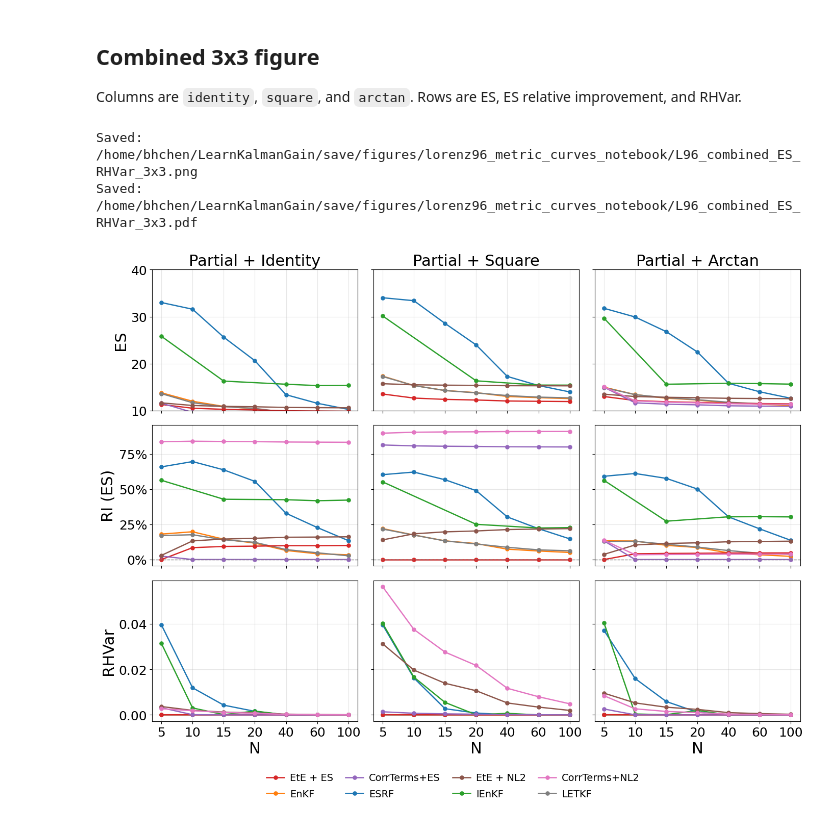
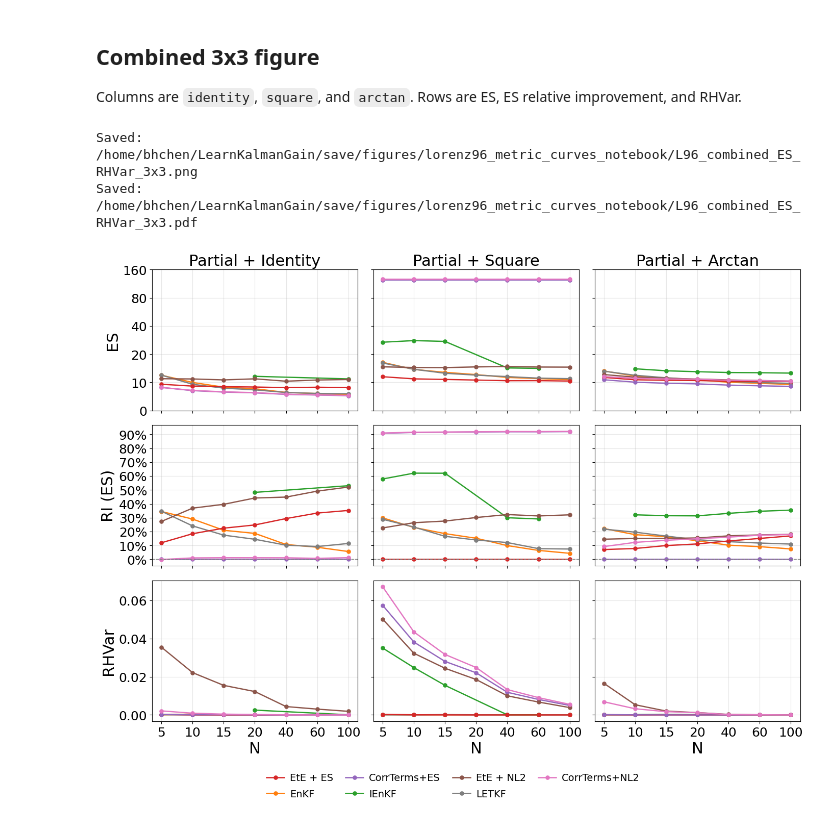
Before and after one commit to wispcarey/Proper-Scoring-Ensemble-Filter, a Jupyter notebook: test_notebooks/L96_metric_curves.ipynb, the cells around one changed output. Cells and saved outputs as stored; diff of their text form; code cells hidden in the pictures.

```diff
--- a/test_notebooks/L96_metric_curves.ipynb
+++ b/test_notebooks/L96_metric_curves.ipynb
@@ -271,10 +303,14 @@ def collect_metric_table(method_spec, n_values, metric_key_candidates):
 # %%
 obs_fn_bundles = {obs_fn: build_obs_fn_bundle(obs_fn) for obs_fn in ALL_OBS_FNS}
 
+# For benchmark-vs-ML plots, compare classic benchmarks against fine-tuned ML methods.
 metric_method_specs = {
-    obs_fn: obs_fn_bundles[obs_fn]['benchmark_specs'] + obs_fn_bundles[obs_fn]['training_specs']
+    obs_fn: obs_fn_bundles[obs_fn]['benchmark_specs'] + obs_fn_bundles[obs_fn]['training_specs_tuned']
     for obs_fn in METRIC_OBS_FN_LIST
 }
+ml_method_specs_all = {obs_fn: obs_fn_bundles[obs_fn]['training_specs_all'] for obs_fn in METRIC_OBS_FN_LIST}
+ml_method_specs_tuned = {obs_fn: obs_fn_bundles[obs_fn]['training_specs_tuned'] for obs_fn in METRIC_OBS_FN_LIST}
+ml_method_specs_untuned = {obs_fn: obs_fn_bundles[obs_fn]['training_specs_untuned'] for obs_fn in METRIC_OBS_FN_LIST}
 
 BASELINE_METHOD_LABEL = 'EtE + ES'
 
@@ -287,9 +323,15 @@ for obs_fn in ALL_OBS_FNS:
     for s in bundle['benchmark_specs']:
         print('  -', s['label'], '|', s['dir'])
     print('Training root:', bundle['training_root'])
-    print('Training dirs found:', len(bundle['training_specs']))
-    for s in bundle['training_specs']:
-        print('  -', s['label'], '|', s['dir'])
+    print(
+        'Training dirs found:',
+        len(bundle['training_specs_all']),
+        f'(tuned={len(bundle["training_specs_tuned"])}, untuned={len(bundle["training_specs_untuned"])})',
+    )
+    for s in bundle['training_specs_all']:
+        output_status = 'has output_records' if s['has_outputs'] else 'no output_records yet'
+        print('  -', s['display_label'], '|', output_status, '|', s['dir'])
+    print('Training dirs used in benchmark comparison:', len(bundle['training_specs_tuned']))
 # %% [output]
 ==================================================
 obs_fn=identity | sigma_y=1.0
@@ -469,7 +499,7 @@ Columns are `identity`, `square`, and `arctan`. Rows are ES, ES relative improve
 # =========================
 # Combined multi-observation 3x3 figure
 # =========================
-from matplotlib.ticker import PercentFormatter
+from matplotlib.ticker import MultipleLocator, PercentFormatter
 
 COMBINED_OBS_FN_LIST = ['identity', 'square', 'arctan']
 COMBINED_OBS_FN_TITLES = {
@@ -506,11 +536,42 @@ COMBINED_METHOD_ORDER = {
 }
 COMBINED_LEGEND_ROW_1 = ['EtE + ES', 'CorrTerms+ES', 'EtE + NL2', 'CorrTerms+NL2']
 COMBINED_LEGEND_ROW_2 = ['EnKF', 'ESRF', 'IEnKF', 'LETKF']
-ES_YLIM = (10, 40)
-ES_YTICKS = np.arange(10, 41, 10)
+ES_YTICKS = np.array([0, 10, 20, 40, 80, 160], dtype=float)
+ES_YTICK_POSITIONS = np.arange(len(ES_YTICKS), dtype=float)
+ES_YLIM = (ES_YTICK_POSITIONS[0], ES_YTICK_POSITIONS[-1])
+
+
+def _equal_spaced_tick_transform(y, ticks=ES_YTICKS):
+    y = np.asarray(y, dtype=float)
+    out = np.full(y.shape, np.nan, dtype=float)
+    valid = np.isfinite(y)
+    if not np.any(valid):
+        return out
+
+    positions = np.arange(len(ticks), dtype=float)
+    y_valid = y[valid]
+    transformed = np.interp(y_valid, ticks, positions)
+
+    below = y_valid < ticks[0]
+    if np.any(below):
+        transformed[below] = positions[0] + (y_valid[below] - ticks[0]) / (ticks[1] - ticks[0])
+
+    above = y_valid > ticks[-1]
+    if np.any(above):
+        transformed[above] = positions[-1] + (y_valid[above] - ticks[-1]) / (ticks[-1] - ticks[-2])
+
+    out[valid] = transformed
+    return out
+
+
+def _apply_equal_spaced_es_axis(ax):
+    ax.set_ylim(*ES_YLIM)
+    ax.set_yticks(ES_YTICK_POSITIONS)
+    ax.set_yticklabels([str(int(tick)) for tick in ES_YTICKS])
 
 
 def _combined_method_specs(obs_fn):
+    # metric_method_specs contains classic benchmarks plus tuned ML methods only.
     return list(metric_method_specs[obs_fn])
 
 
@@ -539,6 +600,17 @@ def _combined_curves(obs_fn, metric_keys):
         x, y = collect_metric_table(spec, VAL_N_LIST, metric_keys)
         curves[label] = {'x': x, 'y': y}
     return curves
+
+
+def _mask_rhvar_where_es_missing(rhvar_curves, es_curves):
+    for label, rhvar_curve in rhvar_curves.items():
+        es_curve = es_curves.get(label)
+        if es_curve is None:
+            continue
+        es_y = np.asarray(es_curve['y'], dtype=float)
+        rhvar_y = np.asarray(rhvar_curve['y'], dtype=float).copy()
+        rhvar_y[~np.isfinite(es_y)] = np.nan
+        rhvar_curve['y'] = rhvar_y
 
 
 def _best_es_baseline_y(es_curves):
@@ -593,6 +665,7 @@ def plot_l96_metric_3x3(out_stem='L96_combined_ES_RHVar_3x3'):
     for col, obs_fn in enumerate(COMBINED_OBS_FN_LIST):
         es_curves = _combined_curves(obs_fn, es_keys)
         rhvar_curves = _combined_curves(obs_fn, rhvar_keys)
+        _mask_rhvar_where_es_missing(rhvar_curves, es_curves)
         baseline_y = _best_es_baseline_y(es_curves)
 
         for label in COMBINED_METHOD_LABELS:
@@ -602,11 +675,12 @@ def plot_l96_metric_3x3(out_stem='L96_combined_ES_RHVar_3x3'):
                 curve = es_curves[label]
                 plot_x = get_metric_plot_x(curve['x'], COMBINED_PANEL_WIDTH)
                 y = curve['y']
-                valid = np.isfinite(y)
+                plot_y = _equal_spaced_tick_transform(y)
+                valid = np.isfinite(plot_y)
                 if np.any(valid):
                     (line,) = axes[0, col].plot(
                         plot_x[valid],
-                        y[valid],
+                        plot_y[valid],
                         marker='o',
                         linewidth=COMBINED_LINEWIDTH,
                         markersize=COMBINED_MARKERSIZE,
@@ -646,8 +720,8 @@ def plot_l96_metric_3x3(out_stem='L96_combined_ES_RHVar_3x3'):
 
         axes[0, col].set_title(COMBINED_OBS_FN_TITLES.get(obs_fn, obs_fn), fontsize=AXIS_LABEL_FONTSIZE)
         axes[1, col].axhline(0, color='0.5', linewidth=1.0, linestyle='--')
-        axes[0, col].set_ylim(*ES_YLIM)
-        axes[0, col].set_yticks(ES_YTICKS)
+        _apply_equal_spaced_es_axis(axes[0, col])
+        axes[1, col].yaxis.set_major_locator(MultipleLocator(10))
         axes[1, col].yaxis.set_major_formatter(PercentFormatter(xmax=100.0, decimals=0))
         for row in range(3):
             apply_metric_xaxis_ticks(axes[row, col], COMBINED_PANEL_WIDTH)
@@ -660,31 +734,31 @@ def plot_l96_metric_3x3(out_stem='L96_combined_ES_RHVar_3x3'):
     axes[2, 0].set_ylabel('RHVar', fontsize=AXIS_LABEL_FONTSIZE)
 
     legend_labels, legend_ncol = _legend_labels_two_rows(legend_handles.keys())
     legend_handles_ordered = [legend_handles[label] for label in legend_labels]
     fig.legend(
         legend_handles_ordered,
         legend_labels,
         loc='lower center',
         bbox_to_anchor=(0.5, -0.02),
         ncol=legend_ncol,
         frameon=False,
         fontsize=COMBINED_LEGEND_FONTSIZE,
         handlelength=1.8,
         handletextpad=0.55,
         columnspacing=1.25,
         labelspacing=0.65,
     )
     fig.tight_layout(rect=[0, 0.06, 1, 1], h_pad=1.0, w_pad=1.2)
 
     out = FIG_SAVE_DIR / f'{out_stem}.png'
     save_figure_png_pdf(fig, out, dpi=180, bbox_inches='tight')
     plt.show()
     return fig
 
 
 fig = plot_l96_metric_3x3()
 plt.close(fig)
 # %% [output]
 Saved: /home/bhchen/LearnKalmanGain/save/figures/lorenz96_metric_curves_notebook/L96_combined_ES_RHVar_3x3.png
 Saved: /home/bhchen/LearnKalmanGain/save/figures/lorenz96_metric_curves_notebook/L96_combined_ES_RHVar_3x3.pdf
-[figure, old version]
+[figure, new version]
```
Also changed, not shown: parts of 4 cells of this notebook, 7 other files.
